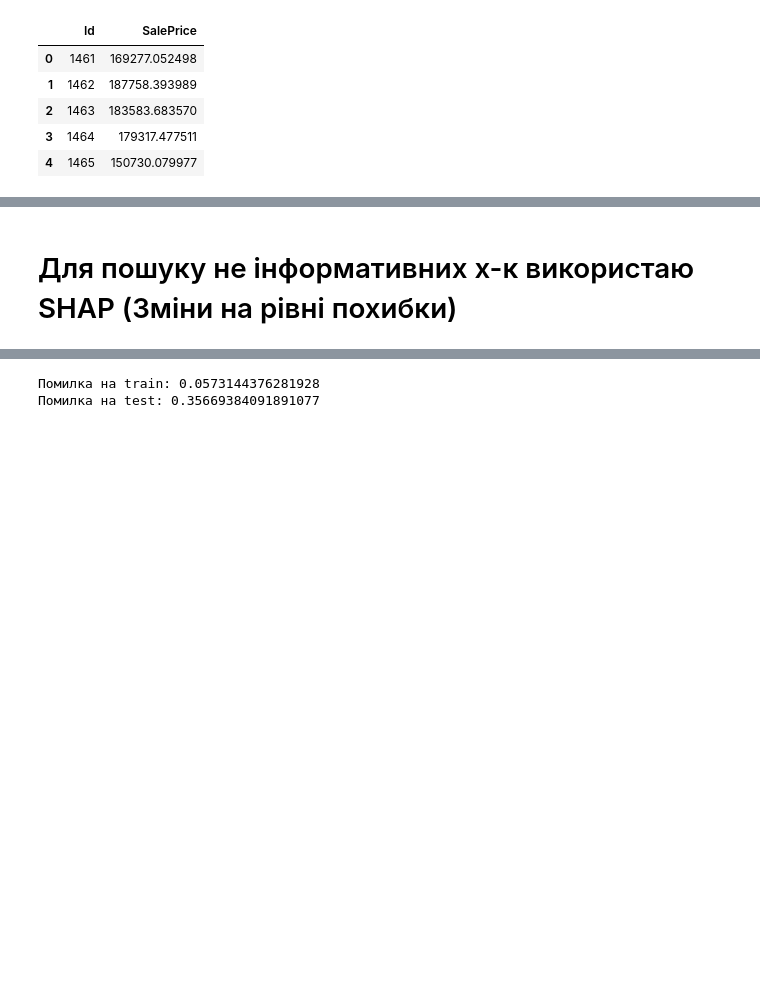
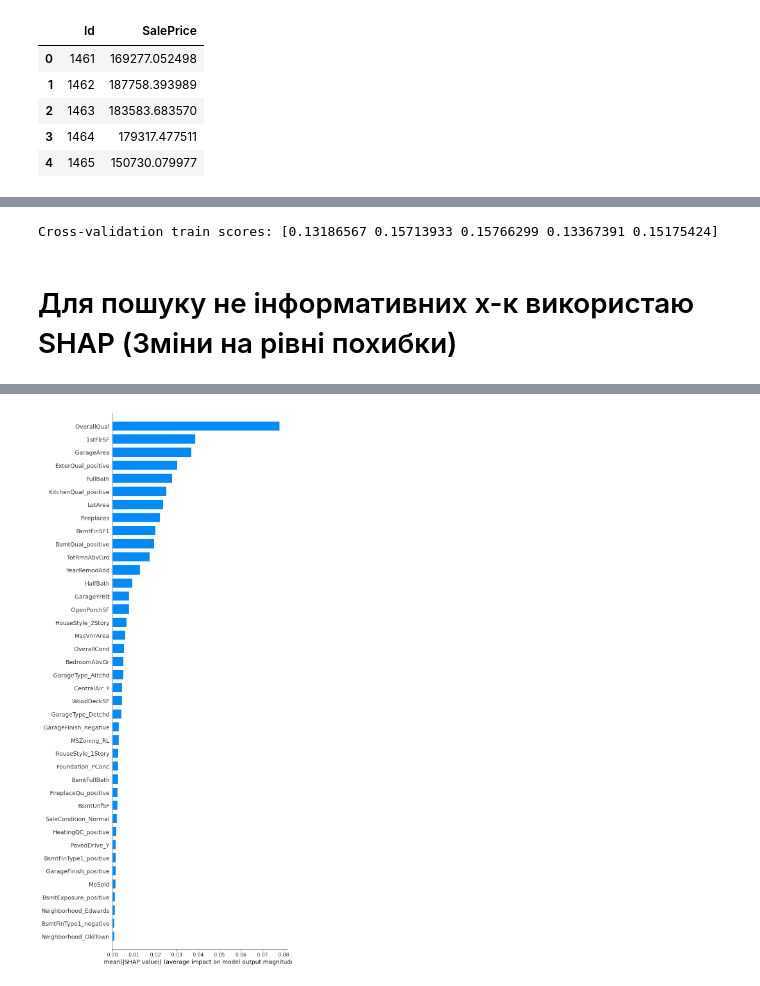
Before and after one commit to SerhiiDolhopolovCoder/study, a Jupyter notebook: ML/Dolhopolov_ML_3/main.ipynb, the cells around one changed output, grey strips where cells are left out. Cells and saved outputs as stored; diff of their text form; code cells hidden in the pictures; blank space fills up the shorter version.

```diff
--- a/ML/Dolhopolov_ML_3/main.ipynb
+++ b/ML/Dolhopolov_ML_3/main.ipynb
@@ -357,6 +324,14 @@ forest = RandomForestRegressor(max_depth=12, max_features=0.3)
+# %%
+#з shap-лі топ 40
+#помилки: train 0.0552, test 0.3564 -> +- теж саме
+forest = RandomForestRegressor(max_depth=14,
+                               max_features=0.3)
+
+#помилки: train 0.0573, test 0.3506
+forest = RandomForestRegressor(max_depth=14, max_features=0.3, random_state=random_state)
 # %%
-# rf_params = {'max_depth': np.arange(2, 16, 2),
-#              'max_features': np.arange(0.3, 0.9, 0.2)}
-# grid_search = GridSearchCV(estimator=forest, param_grid=rf_params, scoring='neg_mean_squared_error')
-# grid_search.fit(X_train, y_train)
-# print("Best params:", grid_search.best_params_)
+rf_params = {'max_depth': np.arange(2, 16, 2),
+             'max_features': np.arange(0.3, 0.9, 0.2)}
+grid_search = GridSearchCV(estimator=forest, param_grid=rf_params, scoring='neg_root_mean_squared_error')
+grid_search.fit(X_train, y_train)
+print("Best params:", grid_search.best_params_)
@@ -393,7 +370,13 @@ y_test_pred = np.exp(y_test_pred)
+# %%
+scores = cross_val_score(forest, X_train, y_train, cv=5, scoring='neg_root_mean_squared_error')
+print('Cross-validation train scores:', -scores)
+# %% [output]
+Cross-validation train scores: [0.13186567 0.15713933 0.15766299 0.13367391 0.15175424]
 # %% [markdown]
 # Для пошуку не інформативних х-к використаю SHAP (Зміни на рівні похибки)
 # %%
-# shap.initjs()
-# explainer = shap.Explainer(forest, X_train)
-# shap_values = explainer.shap_values(X_train)
-# shap.summary_plot(shap_values[:, :], X_train, plot_type="bar", max_display=40)
+shap.initjs()
+explainer = shap.Explainer(forest, X_train)
+shap_values = explainer.shap_values(X_train)
+shap.summary_plot(shap_values[:, :], X_train, plot_type="bar", max_display=40)
+# %% [output]
@@ -400,26 +384 @@ y_test_pred = np.exp(y_test_pred)
+[figure, added]
-# %%
-#Викину всі малоінформативні признаки
-train_builder.drop_uninformed_features()
-test_builder.drop_uninformed_features()
-X_train = train_builder.df
-y_train = np.log(train_builder.target)
-X_test = test_builder.df
-
-forest = RandomForestRegressor(max_depth=12, max_features=0.3)
-
-forest.fit(X_train, y_train)
-forest.score(X_train, y_train)
-
-y_train_pred = forest.predict(train_builder.df)
-print('Помилка на train:', np.sqrt(mean_squared_error(y_train, y_train_pred)))
-y_train_pred = np.exp(y_train_pred)
-
-sample = pd.read_csv(f'sample_submission.csv')
-sample.head()
-
-y_test_pred = forest.predict(test_builder.df)
-print('Помилка на test:', np.sqrt(mean_squared_error(np.log(sample['SalePrice']), y_test_pred)))
-y_test_pred = np.exp(y_test_pred)
-# %% [output]
-Помилка на train: 0.0573144376281928
-Помилка на test: 0.35669384091891077
```
Also changed, not shown: parts of 27 cells of this notebook, 5 other files.
